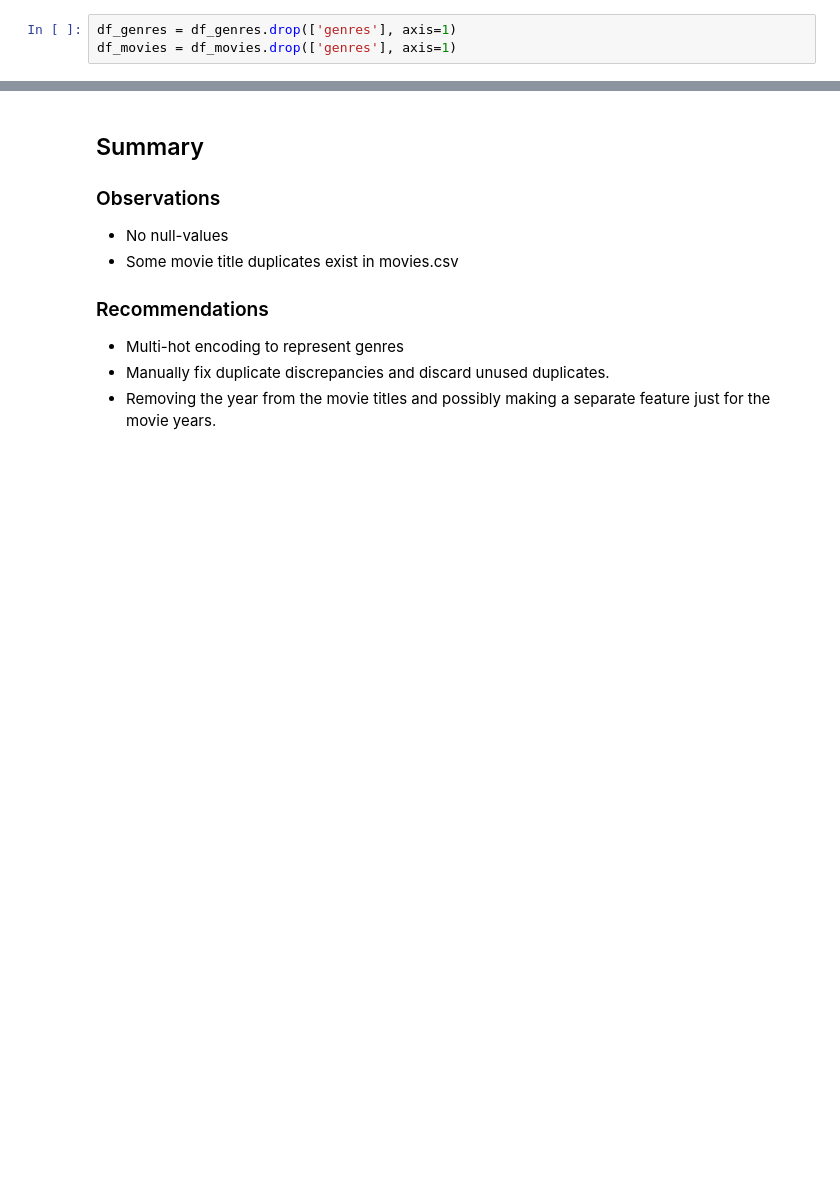
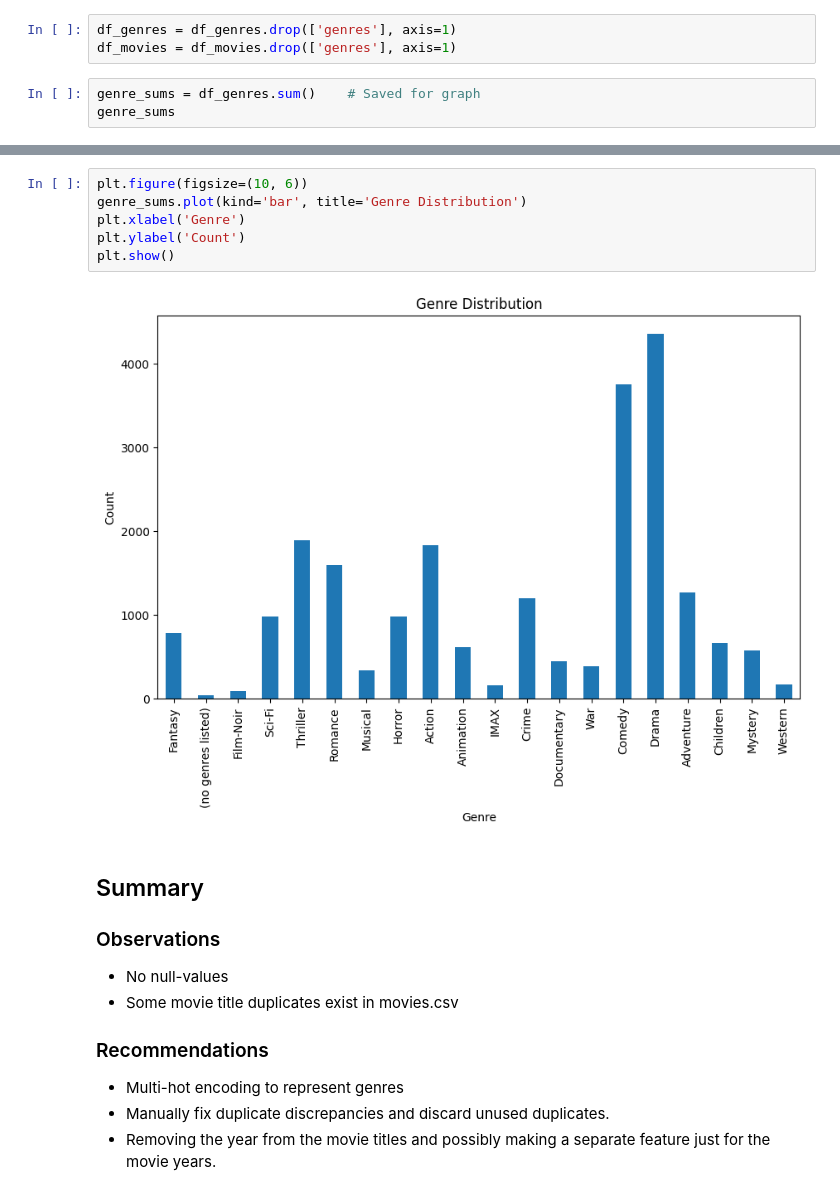
Before and after one commit to JFriendship/Movie-Recommendation-System, a Jupyter notebook: movieLensEDA.ipynb, the cells around one changed output, grey strips where cells are left out. Cells and saved outputs as stored; diff of their text form; blank space fills up the shorter version.

Commit message:
Add Genre Distribution to EDA

```diff
--- a/movieLensEDA.ipynb
+++ b/movieLensEDA.ipynb
@@ -206,3 +206,6 @@ df_genres.head()
 # %%
 df_genres = df_genres.drop(['genres'], axis=1)
 df_movies = df_movies.drop(['genres'], axis=1)
+# %%
+genre_sums = df_genres.sum()    # Saved for graph
+genre_sums
@@ -218,5 +239,13 @@ df_movies.head()
 | 4 | 5 | Father of the Bride Part II (1995) | 0 | 0 | 0 | 0 | 0 | 0 | 0 | ... |
 5 rows × 22 columns
+# %%
+plt.figure(figsize=(10, 6))
+genre_sums.plot(kind='bar', title='Genre Distribution')
+plt.xlabel('Genre')
+plt.ylabel('Count')
+plt.show()
+# %% [output]
+[figure, added]
 # %% [markdown]
 ## Summary
 ### Observations
```
Also changed, not shown: parts of 4 cells of this notebook.
